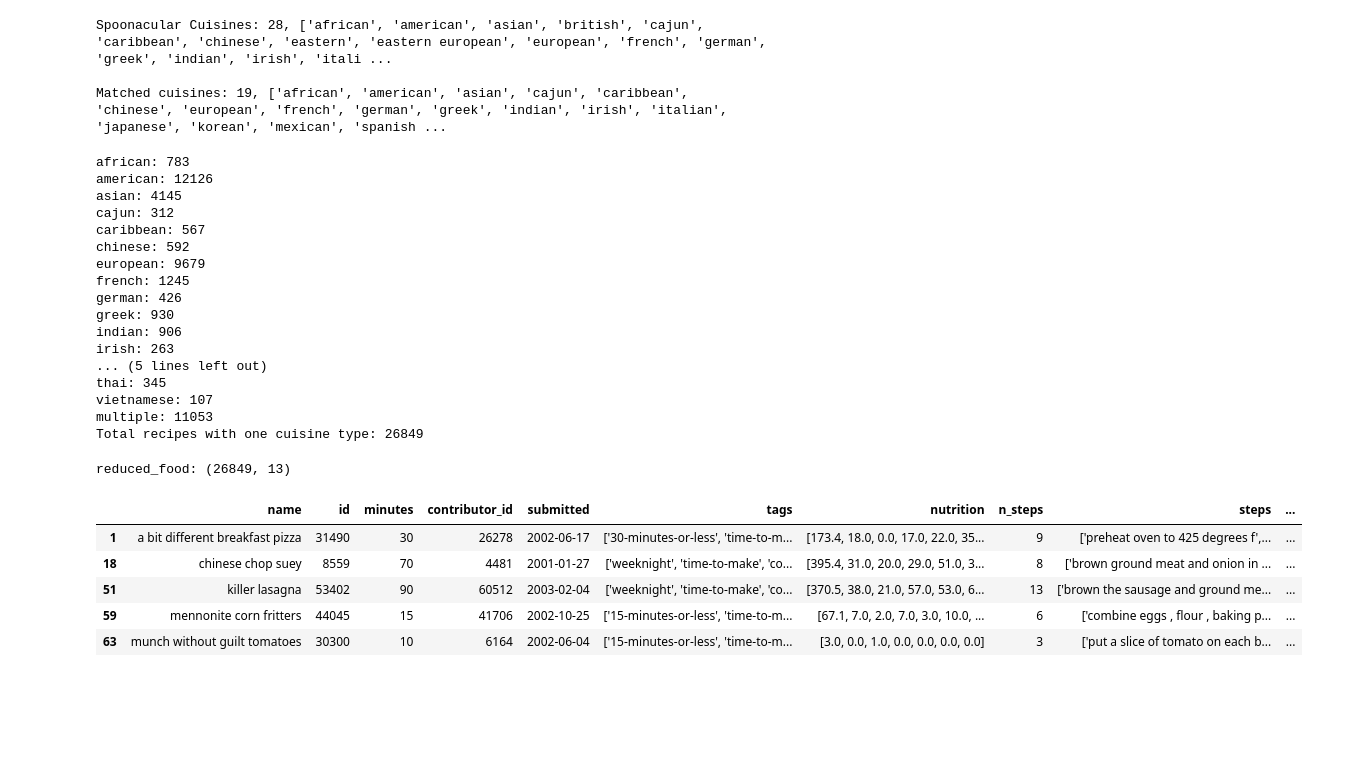
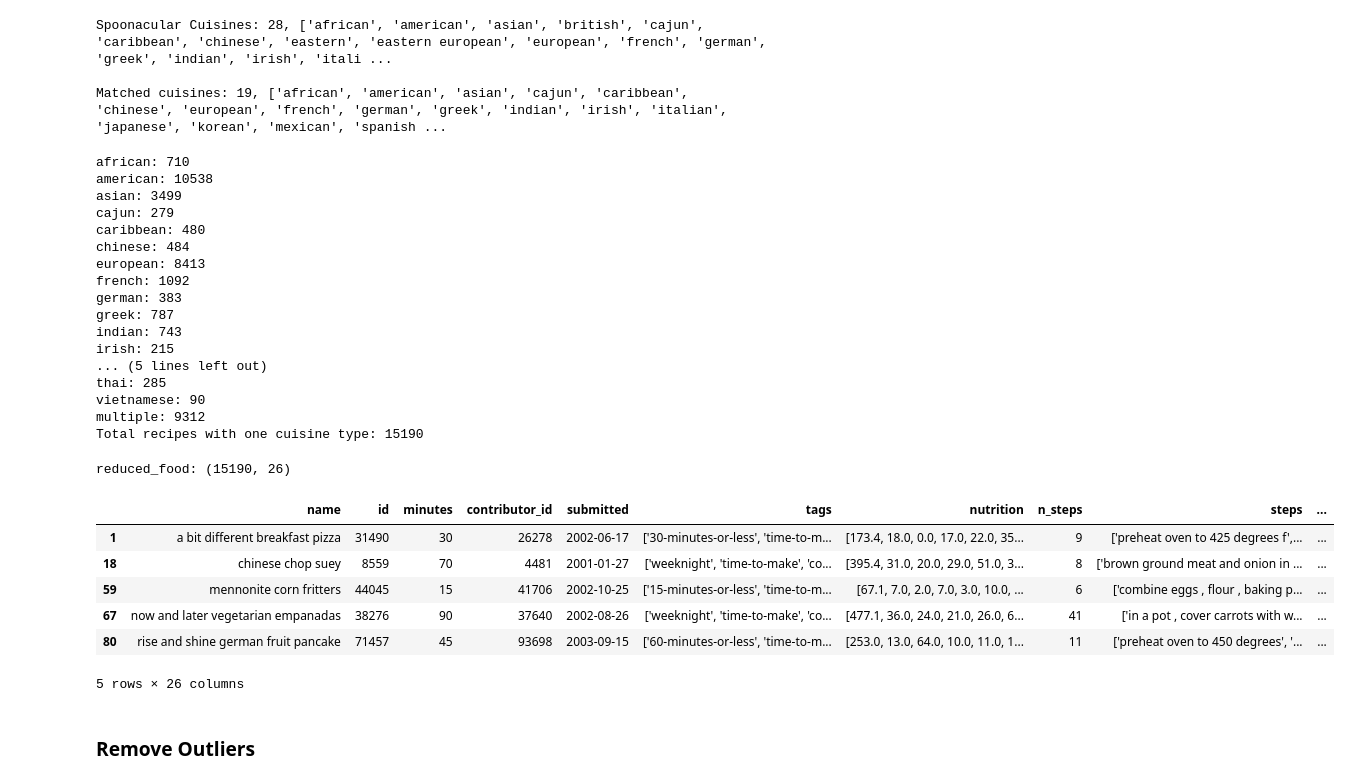
Before and after one commit to alyssahondrade/Project1, a Jupyter notebook: recipes_exploration.ipynb, the cells around one changed output. Drawn from its saved outputs; the diff is of its cells as text; code cells hidden in the pictures; blank space fills up the shorter version.

Commit message:
fixed recipe reduction to remove multiples

```diff
--- a/recipes_exploration.ipynb
+++ b/recipes_exploration.ipynb
@@ -67,13 +67,13 @@ def tag_check(input_list):
 # %%
 # Purpose: Get a count of a given list from the tags column, and return its id
 def parse_tags(input_list, df, save_col):
-    # Create a dictionary to hold the count and list of indices
+    # Create a dictionary to hold the count and list of IDs
     word_dict = {}
     for word in input_list:
-        word_dict[word] = dict(count = 0, index_list = [])
+        word_dict[word] = dict(count = 0, id_list = [])
 
     # Add a `multiple` key to track mutual exclusivity
-    word_dict['multiple'] = dict(count = 0, index_list = [])
+    word_dict['multiple'] = dict(count = 0, id_list = [])
 
     for df_idx, string in df.iterrows():
         tag_list = string['tags'].strip("[]").split(', ')
@@ -85,12 +85,12 @@ def parse_tags(input_list, df, save_col):
             tag = tag_list[word_idx].strip("'")
             if tag in input_list:
                 word_dict[tag]['count'] += 1
-                word_dict[tag]['index_list'].append(string[save_col])
+                word_dict[tag]['id_list'].append(string[save_col])
                 score += 1
                 # If >1 tag in a list, add to 'multiple' and continue
                 if (score > 1):
                     word_dict['multiple']['count'] += 1
-                    word_dict['multiple']['index_list'].append(string[save_col])
+                    word_dict['multiple']['id_list'].append(string[save_col])
                     continue
     return(word_dict)
 # %%
@@ -474,11 +474,16 @@ combined_meals = []
 for key in meal_dict:
     print(f"{key}: {meal_dict[key]['count']}")
     if (key != 'multiple'):
-        combined_meals.append(meal_dict[key]['index_list'])
+        combined_meals.append(meal_dict[key]['id_list'])
 
-# Flatten combined_meals to get a list of all recipes with one meal type
+# Flatten combined_meals
 flat_meals = [index for meal_list in combined_meals for index in meal_list]
-print(f'Total recipes with one meal type: {len(flat_meals)}')
+
+# Remove multiples to get a list of all recipes with one meal type
+unique_meals = [meal for meal in flat_meals if meal not in meal_dict['multiple']['id_list']]
+
+# Print results
+print(f'Total recipes with one meal type: {len(unique_meals)}')
 # %% [output]
 breakfast: 13285
 lunch: 23284
@@ -488,6 +493,6 @@ Total recipes with one meal type: 73259
 # %%
 # Reduce the dataset to contain recipes with only one meal type
-reduced_food = updated_food.loc[updated_food['id'].isin(flat_meals)].copy()
+reduced_food = updated_food.loc[updated_food['id'].isin(unique_meals)].copy()
 reduced_shape = reduced_food.shape
 
 print(f'reduced_food: {reduced_shape}')
@@ -570,39 +576,45 @@ combined_cuisines = []
 for key in cuisine_dict:
     print(f"{key}: {cuisine_dict[key]['count']}")
     if (key != 'multiple'):
-        combined_cuisines.append(cuisine_dict[key]['index_list'])
+        combined_cuisines.append(cuisine_dict[key]['id_list'])
 
 # Flatten combined_meals to get a list of unique recipes with one meal type
 flat_cuisine = list(set([index for cuisine_list in combined_cuisines for index in cuisine_list]))
-print(f'Total recipes with one cuisine type: {len(flat_cuisine)}')
+
+# Remove multiples to get a list of all recipes with one cuisine type
+unique_cuisine = [cuisine for cuisine in flat_cuisine if cuisine not in cuisine_dict['multiple']['id_list']]
+print(f'Total recipes with one cuisine type: {len(unique_cuisine)}')
 # %% [output]
-african: 783
-american: 12126
-asian: 4145
-cajun: 312
-caribbean: 567
-chinese: 592
-european: 9679
-french: 1245
-german: 426
-greek: 930
-indian: 906
-irish: 263
+african: 710
+american: 10538
+asian: 3499
+cajun: 279
+caribbean: 480
+chinese: 484
+european: 8413
+french: 1092
+german: 383
+greek: 787
+indian: 743
+irish: 215
 ... (5 lines left out)
-thai: 345
-vietnamese: 107
-multiple: 11053
-Total recipes with one cuisine type: 26849
+thai: 285
+vietnamese: 90
+multiple: 9312
+Total recipes with one cuisine type: 15190
 # %%
 # Reduce the dataset to contain recipes with only one cuisine
-reduced_food = reduced_food.loc[reduced_food['id'].isin(flat_cuisine)].copy()
+reduced_food = reduced_food.loc[reduced_food['id'].isin(unique_cuisine)].copy()
 print(f'reduced_food: {reduced_food.shape}')
 reduced_food.head()
 # %% [output]
-reduced_food: (26849, 13)
+reduced_food: (15190, 26)
 |  | name | id | minutes | contributor_id | submitted | tags | nutrition | n_steps | steps | ... |
 | 1 | a bit different breakfast pizza | 31490 | 30 | 26278 | 2002-06-17 | ['30-minutes-or-less', 'time-to-m... | [173.4, 18.0, 0.0, 17.0, 22.0, 35... | 9 | ['preheat oven to 425 degrees f',... | ... |
 | 18 | chinese chop suey | 8559 | 70 | 4481 | 2001-01-27 | ['weeknight', 'time-to-make', 'co... | [395.4, 31.0, 20.0, 29.0, 51.0, 3... | 8 | ['brown ground meat and onion in ... | ... |
-| 51 | killer lasagna | 53402 | 90 | 60512 | 2003-02-04 | ['weeknight', 'time-to-make', 'co... | [370.5, 38.0, 21.0, 57.0, 53.0, 6... | 13 | ['brown the sausage and ground me... | ... |
 | 59 | mennonite corn fritters | 44045 | 15 | 41706 | 2002-10-25 | ['15-minutes-or-less', 'time-to-m... | [67.1, 7.0, 2.0, 7.0, 3.0, 10.0, ... | 6 | ['combine eggs , flour , baking p... | ... |
-| 63 | munch without guilt tomatoes | 30300 | 10 | 6164 | 2002-06-04 | ['15-minutes-or-less', 'time-to-m... | [3.0, 0.0, 1.0, 0.0, 0.0, 0.0, 0.0] | 3 | ['put a slice of tomato on each b... | ... |
+| 67 | now and later vegetarian empanadas | 38276 | 90 | 37640 | 2002-08-26 | ['weeknight', 'time-to-make', 'co... | [477.1, 36.0, 24.0, 21.0, 26.0, 6... | 41 | ['in a pot , cover carrots with w... | ... |
+| 80 | rise and shine german fruit pancake | 71457 | 45 | 93698 | 2003-09-15 | ['60-minutes-or-less', 'time-to-m... | [253.0, 13.0, 64.0, 10.0, 11.0, 1... | 11 | ['preheat oven to 450 degrees', '... | ... |
+5 rows × 26 columns
+# %% [markdown]
+### Remove Outliers
```
Also changed, not shown: parts of 2 cells of this notebook, 1 other file.
